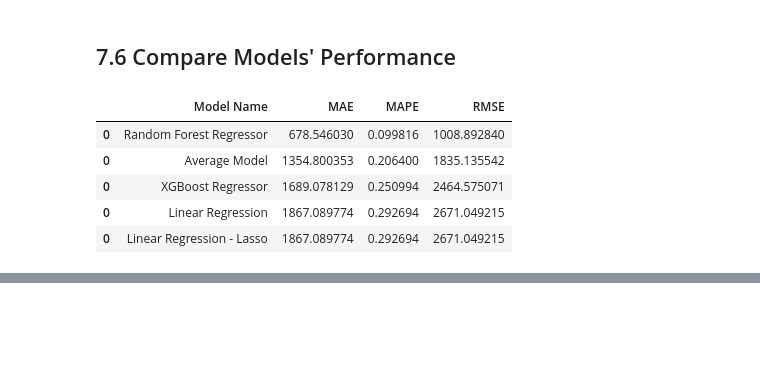
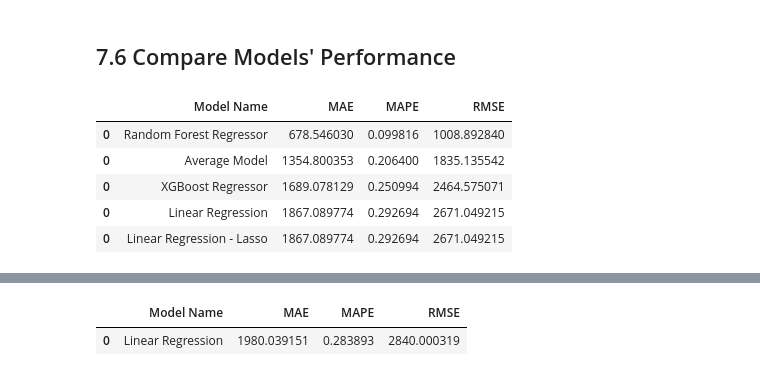
Before and after one commit to MarinaOnohara/Rossmann_Project, a Jupyter notebook: Notebooks/m07_v01_store_sales_prediction.ipynb, the cells around one changed output, grey strips where cells are left out. Drawn from its saved outputs; the diff is of its cells as text; code cells hidden in the pictures; blank space fills up the shorter version.

```diff
--- a/Notebooks/m07_v01_store_sales_prediction.ipynb
+++ b/Notebooks/m07_v01_store_sales_prediction.ipynb
@@ -1849,0 +1850,8 @@ modelling_result.sort_values('RMSE')
+# %%
+# Start and End date for validation
+k=1
+validation_start_date = X_training['date'].max() - timedelta(days=k*6*7)
+print('Treino min data: {}'.format(validation_start_date))
+
+validation_end_date = X_training['date'].max() - timedelta(days=(k-1)*6*7)
+print('Treino min data: {}'.format(validation_end_date))
@@ -1849,0 +1861,19 @@ modelling_result.sort_values('RMSE')
+# %%
+# Filtering Dataset Training and Validation
+training = X_training[X_training['date']< validation_start_date]
+validation = X_training[(X_training['date']>= validation_start_date) & (X_training['date']<= validation_end_date)]
+
+print('Treino min data: {}'.format(training['date'].min()))
+print('Treino max data: {}'.format(training['date'].max()))
+print('Validação min data: {}'.format(validation['date'].min()))
+print('Validação max data: {}'.format(validation['date'].max()))
+
+# Dataset Training
+xtraining = training.drop(['date', 'sales'], axis=1)
+ytraining = training['sales']
+
+# Dataset Validation
+xvalidation = validation.drop(['date', 'sales'], axis=1)
+yvalidation = validation['sales']
+
+xtraining.columns
@@ -1849,0 +1892,13 @@ modelling_result.sort_values('RMSE')
+# %%
+# Modelo Regressão Linear
+lr = LinearRegression().fit(xtraining, ytraining)
+
+# Prediction
+yhat_lr = lr.predict(xvalidation)
+
+# Performance
+lr_result = ml_error('Linear Regression', np.expm1(yvalidation), np.expm1(yhat_lr))
+lr_result
+# %% [output]
+|  | Model Name | MAE | MAPE | RMSE |
+| 0 | Linear Regression | 1980.039151 | 0.283893 | 2840.000319 |
```
Also changed, not shown: parts of 15 cells of this notebook.
